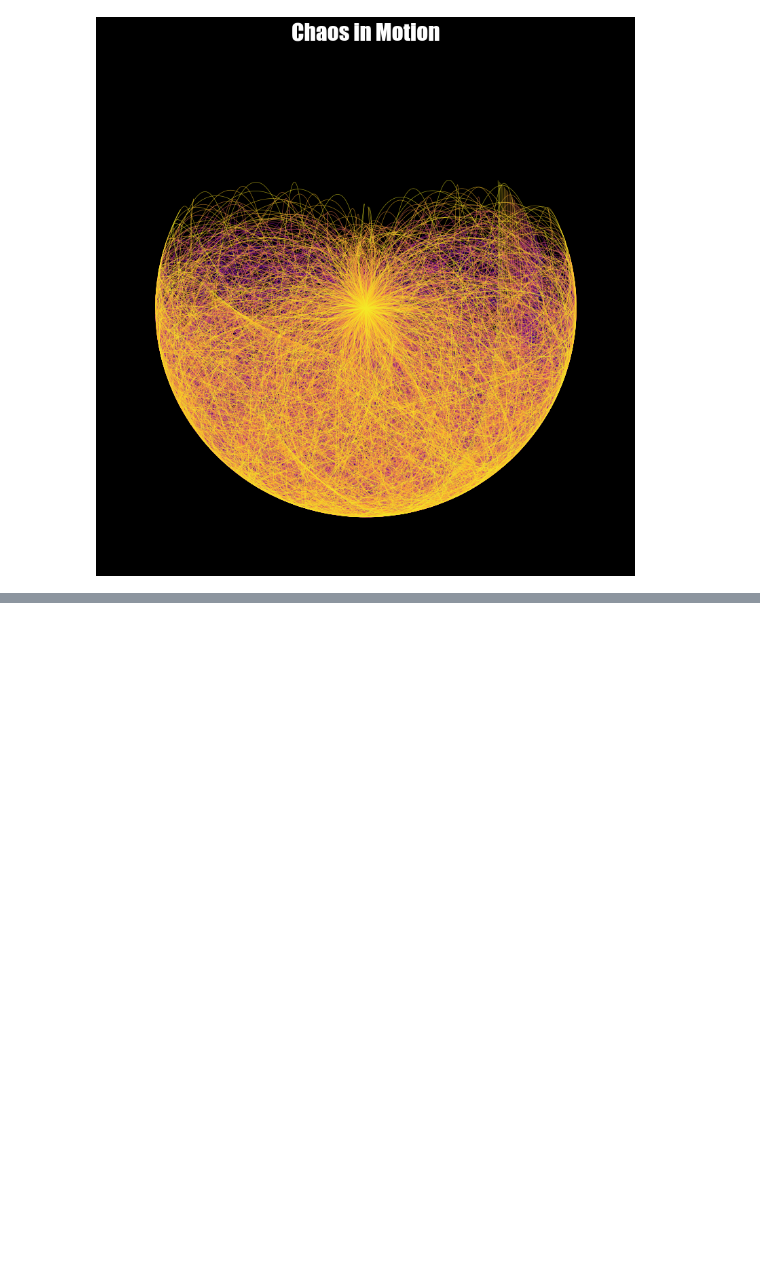
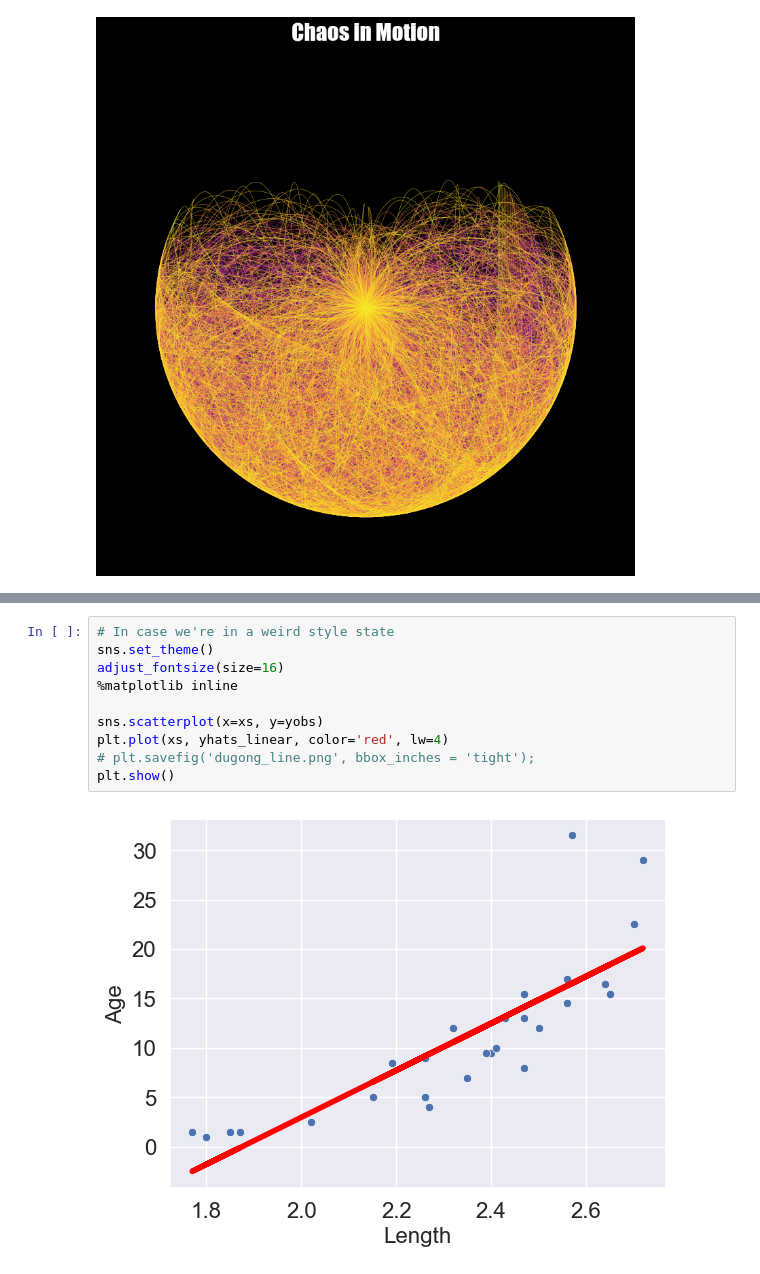
Before and after one commit to jordanarlan/UC-Berkeley-DS100, a Jupyter notebook: Week 6/Models_2.ipynb, the cells around one changed output, grey strips where cells are left out. Drawn from its saved outputs; the diff is of its cells as text; blank space fills up the shorter version.

```diff
--- a/Week 6/Untitled-1.ipynb
+++ b/Week 6/Models_2.ipynb
@@ -248,0 +381,12 @@ plt.show()
+# %%
+# In case we're in a weird style state
+sns.set_theme()
+adjust_fontsize(size=16)
+%matplotlib inline
+
+sns.scatterplot(x=xs, y=yobs)
+plt.plot(xs, yhats_linear, color='red', lw=4)
+# plt.savefig('dugong_line.png', bbox_inches = 'tight');
+plt.show()
+# %% [output]
+[figure, added]
```
Also changed, not shown: parts of 34 cells of this notebook.
